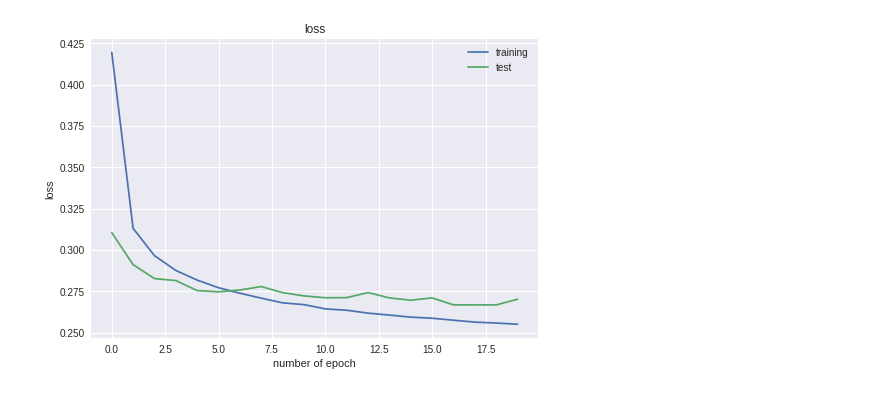
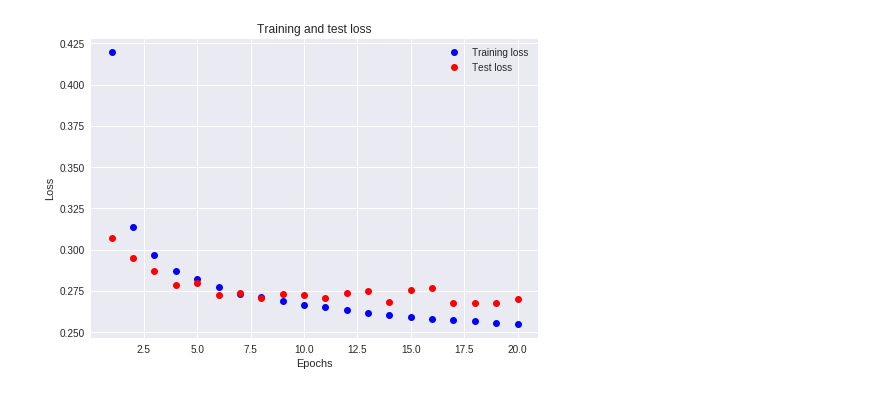
Before and after one commit to shirleyzz/cap5610_machineleanrning, a Jupyter notebook: HW4.ipynb, the cells around one changed output. Saved outputs shown, nothing was run; the diff lists cells and outputs as text; code cells hidden in the pictures.

```diff
--- a/HW4.ipynb
+++ b/HW4.ipynb
@@ -70,11 +60,15 @@ plt.show()
-# %%
-#loss plot
-plt.plot(history.history['loss'])
-plt.plot(history.history['val_loss'])
-plt.title('loss')
-plt.ylabel('loss')
-plt.xlabel('number of epoch')
-plt.legend(['training', 'test'])
-plt.show()
-# %% [output]
-[figure, removed]
+# %%
+history_dict = history.history
+loss_values = history_dict['loss']
+test_loss_values = history_dict['val_loss']
+epochs_range = range(1, epochs + 1)
+# %%
+plt.plot(epochs_range, loss_values, 'bo', label='Training loss')
+plt.plot(epochs_range, test_loss_values, 'ro', label='Test loss')
+plt.title('Training and test loss')
+plt.xlabel('Epochs')
+plt.ylabel('Loss')
+plt.legend()
+plt.show()
+# %% [output]
+[figure, added]
```
Also changed, not shown: parts of 4 cells of this notebook.
